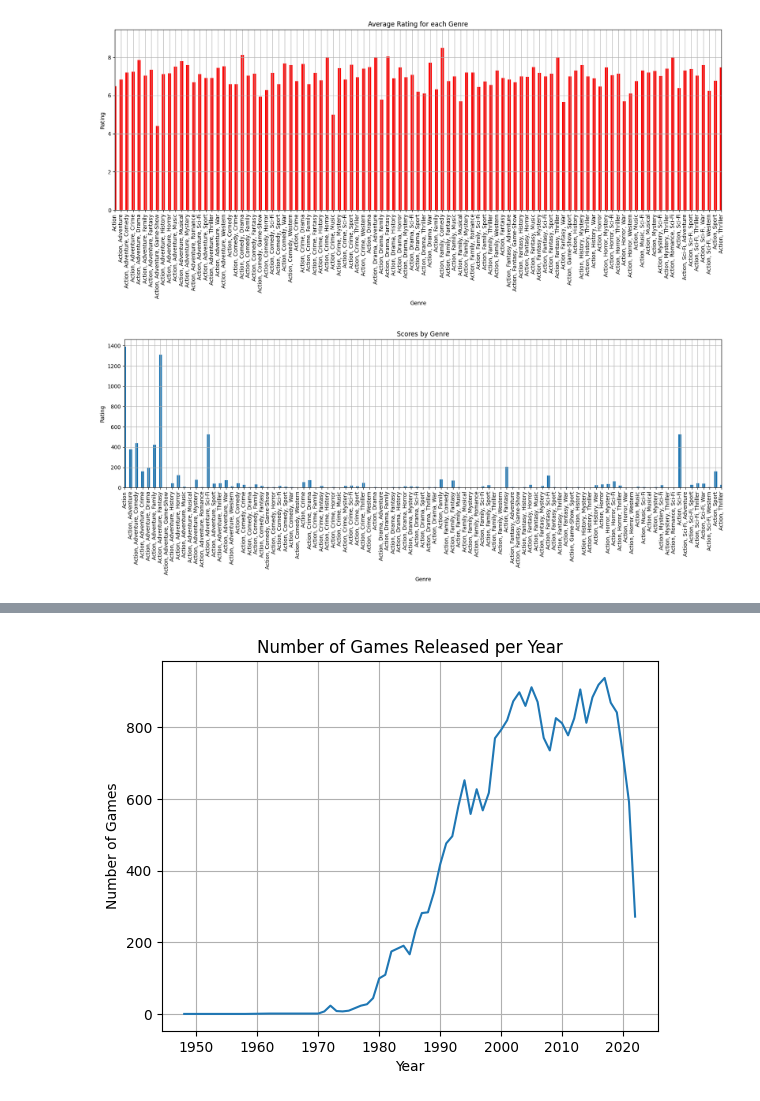
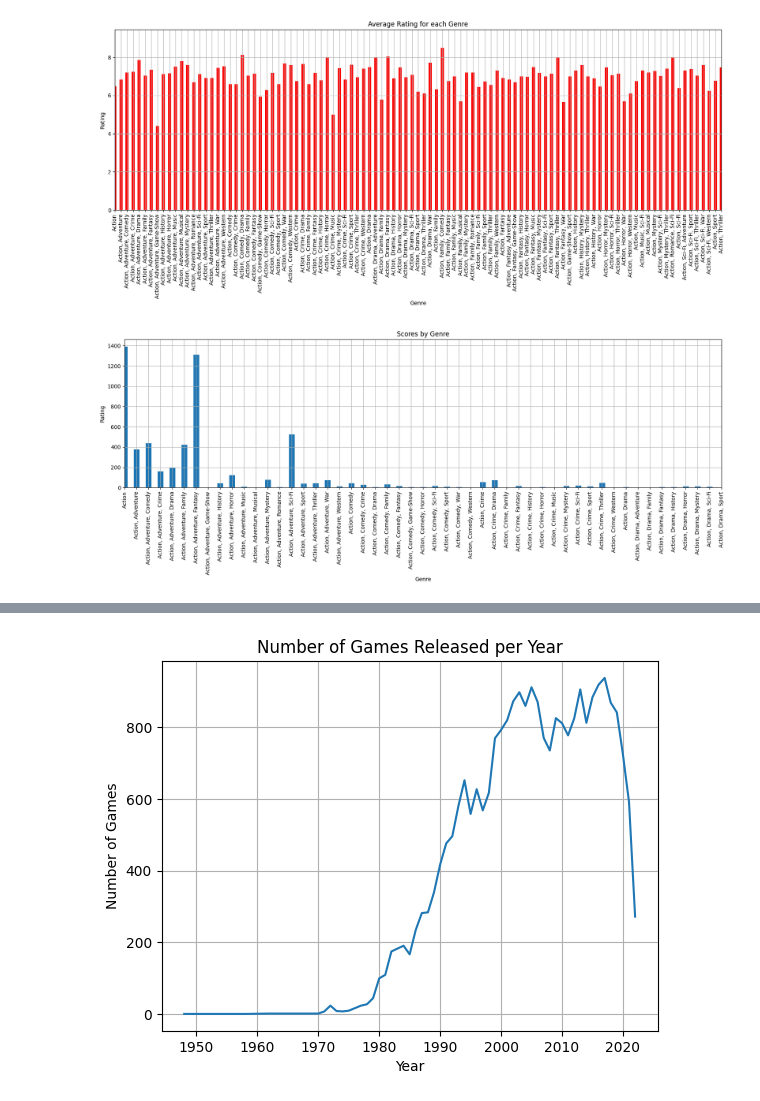
Before and after one commit to FranciscoTeon/Video-game-ratings-best-to-worst-Data-Analysis, a Jupyter notebook: notebooks/imdb_videogame_ratings_exploratory_analysis.ipynb, the cells around one changed output, grey strips where cells are left out. Cells and saved outputs as stored; diff of their text form; code cells hidden in the pictures.

```diff
--- a/notebooks/imdb_videogame_ratings_exploratory_analysis.ipynb
+++ b/notebooks/imdb_videogame_ratings_exploratory_analysis.ipynb
@@ -107,12 +167,12 @@ plt.show()
 # %%
 #How do scores vary by genre?
 plt.figure(figsize=(20, 5))
 imdb_df.groupby('genre')['rating'].count().plot(kind="bar")
 plt.title('Scores by Genre')
 plt.xlabel('Genre')
 plt.ylabel('Rating')
 plt.grid(True)
-plt.xlim(0, 100)
+plt.xlim(0, 50)
 plt.show()
 # %% [output]
-[figure, old version]
+[figure, new version]
```
Also changed, not shown: parts of 19 cells of this notebook.
